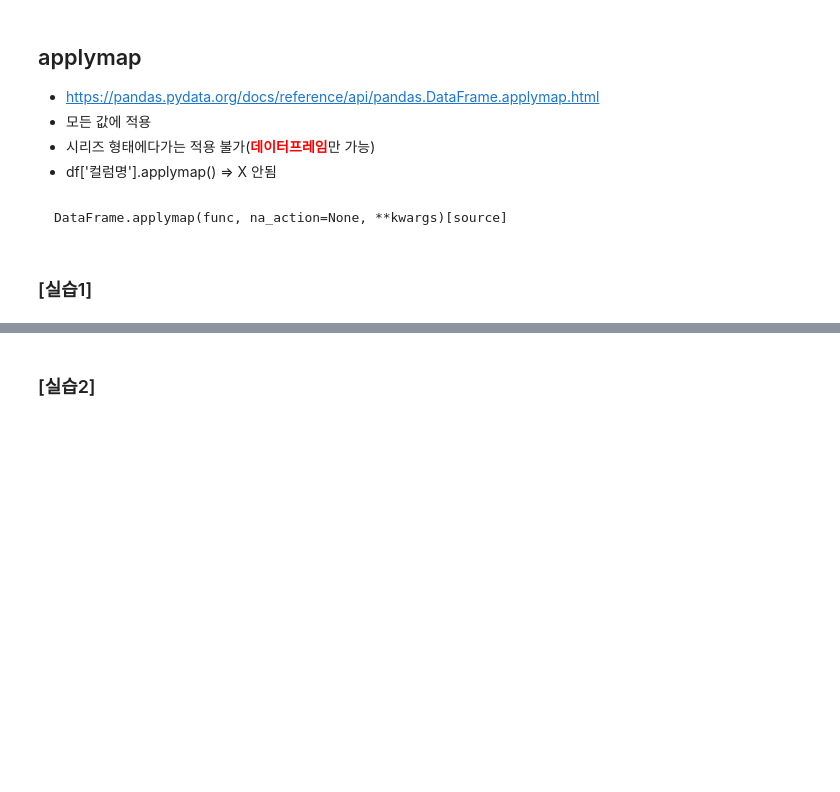
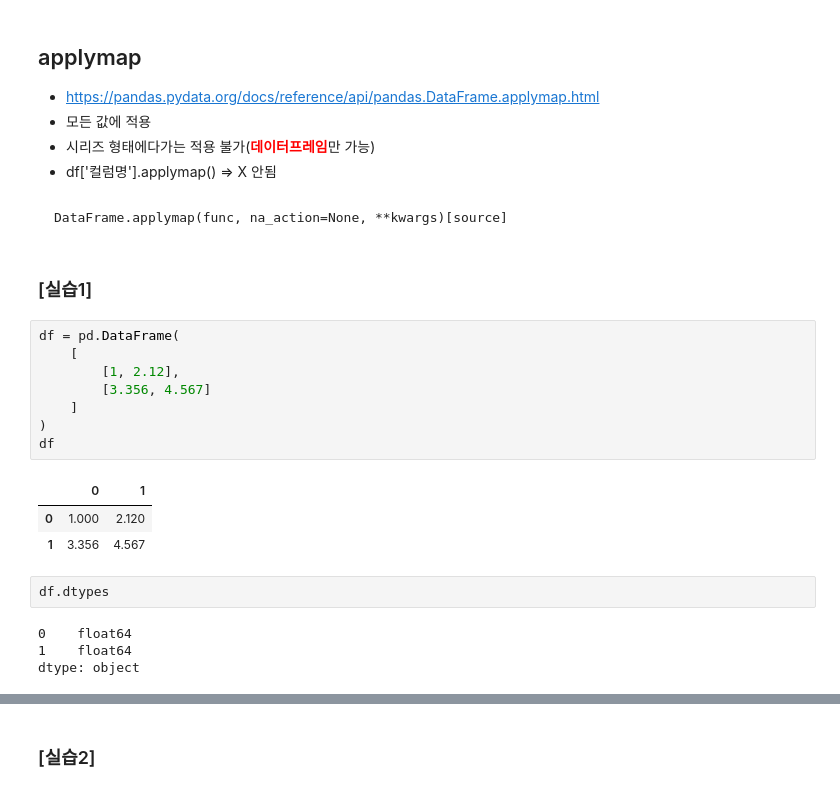
Before and after one commit to LeeDongWan95/pandas, a Jupyter notebook: 09_apply_map_applymap.ipynb, the cells around one changed output, grey strips where cells are left out. Cells and saved outputs as stored; diff of their text form; blank space fills up the shorter version.

````diff
--- a/09_apply_map_applymap.ipynb
+++ b/09_apply_map_applymap.ipynb
@@ -306,3 +371,21 @@ DataFrame.applymap(func, na_action=None, **kwargs)[source]
 ```
 # %% [markdown]
 ### [실습1]
+# %%
+df = pd.DataFrame(
+    [
+        [1, 2.12],
+        [3.356, 4.567]
+    ]
+)
+df
+# %% [output]
+|  | 0 | 1 |
+| 0 | 1.000 | 2.120 |
+| 1 | 3.356 | 4.567 |
+# %%
+df.dtypes
+# %% [output]
+0    float64
+1    float64
+dtype: object
````
Also changed, not shown: parts of 14 cells of this notebook.
